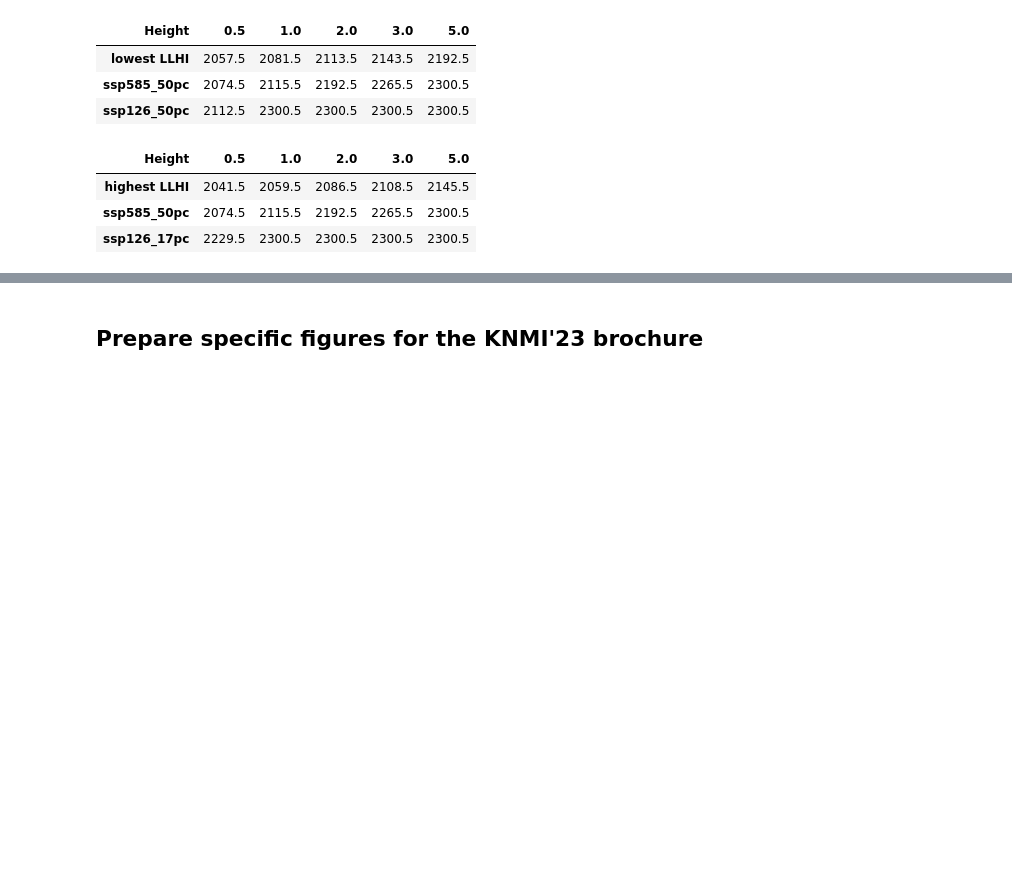
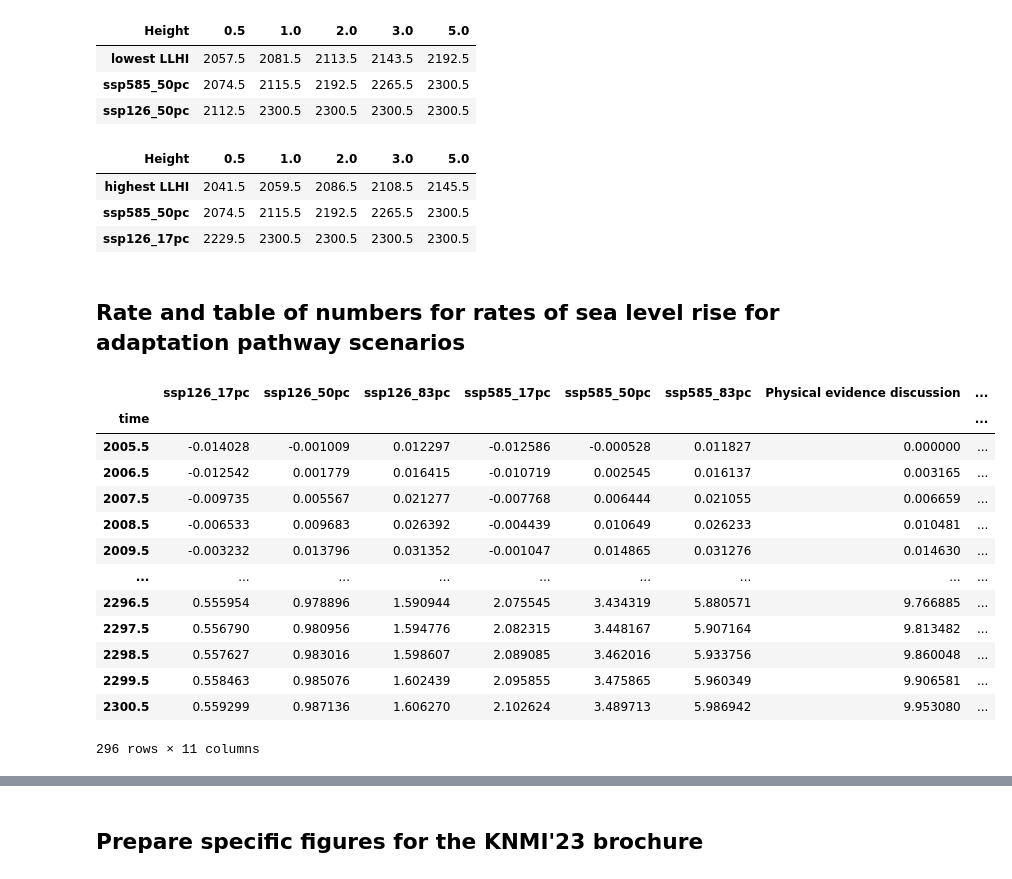
Before and after one commit to KNMI-sealevel/KNMI23_SeaLevelScenarios, a Jupyter notebook: FiguresScenKNMI23.ipynb, the cells around one changed output, grey strips where cells are left out. Cells and saved outputs as stored; diff of their text form; code cells hidden in the pictures; blank space fills up the shorter version.

```diff
--- a/FiguresScenKNMI23.ipynb
+++ b/FiguresScenKNMI23.ipynb
@@ -925,3 +914,22 @@ opt_broad
 | highest LLHI | 2041.5 | 2059.5 | 2086.5 | 2108.5 | 2145.5 |
 | ssp585_50pc | 2074.5 | 2115.5 | 2192.5 | 2265.5 | 2300.5 |
 | ssp126_17pc | 2229.5 | 2300.5 | 2300.5 | 2300.5 | 2300.5 |
+# %% [markdown]
+## Rate and table of numbers for rates of sea level rise for adaptation pathway scenarios
+# %%
+all_comb_df
+# %% [output]
+|  | ssp126_17pc | ssp126_50pc | ssp126_83pc | ssp585_17pc | ssp585_50pc | ssp585_83pc | Physical evidence discussion | ... |
+| time |  |  |  |  |  |  |  | ... |
+| 2005.5 | -0.014028 | -0.001009 | 0.012297 | -0.012586 | -0.000528 | 0.011827 | 0.000000 | ... |
+| 2006.5 | -0.012542 | 0.001779 | 0.016415 | -0.010719 | 0.002545 | 0.016137 | 0.003165 | ... |
+| 2007.5 | -0.009735 | 0.005567 | 0.021277 | -0.007768 | 0.006444 | 0.021055 | 0.006659 | ... |
+| 2008.5 | -0.006533 | 0.009683 | 0.026392 | -0.004439 | 0.010649 | 0.026233 | 0.010481 | ... |
+| 2009.5 | -0.003232 | 0.013796 | 0.031352 | -0.001047 | 0.014865 | 0.031276 | 0.014630 | ... |
+| ... | ... | ... | ... | ... | ... | ... | ... | ... |
+| 2296.5 | 0.555954 | 0.978896 | 1.590944 | 2.075545 | 3.434319 | 5.880571 | 9.766885 | ... |
+| 2297.5 | 0.556790 | 0.980956 | 1.594776 | 2.082315 | 3.448167 | 5.907164 | 9.813482 | ... |
+| 2298.5 | 0.557627 | 0.983016 | 1.598607 | 2.089085 | 3.462016 | 5.933756 | 9.860048 | ... |
+| 2299.5 | 0.558463 | 0.985076 | 1.602439 | 2.095855 | 3.475865 | 5.960349 | 9.906581 | ... |
+| 2300.5 | 0.559299 | 0.987136 | 1.606270 | 2.102624 | 3.489713 | 5.986942 | 9.953080 | ... |
+296 rows × 11 columns
```
Also changed, not shown: parts of 13 cells of this notebook.
